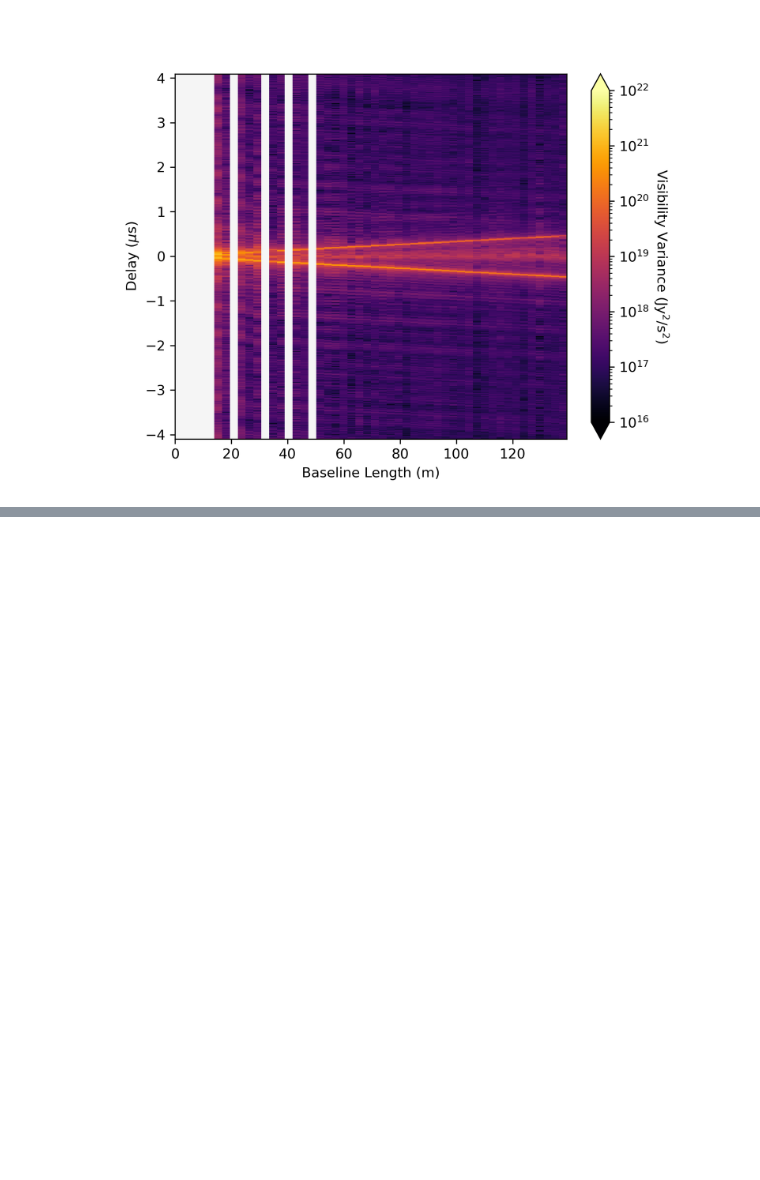
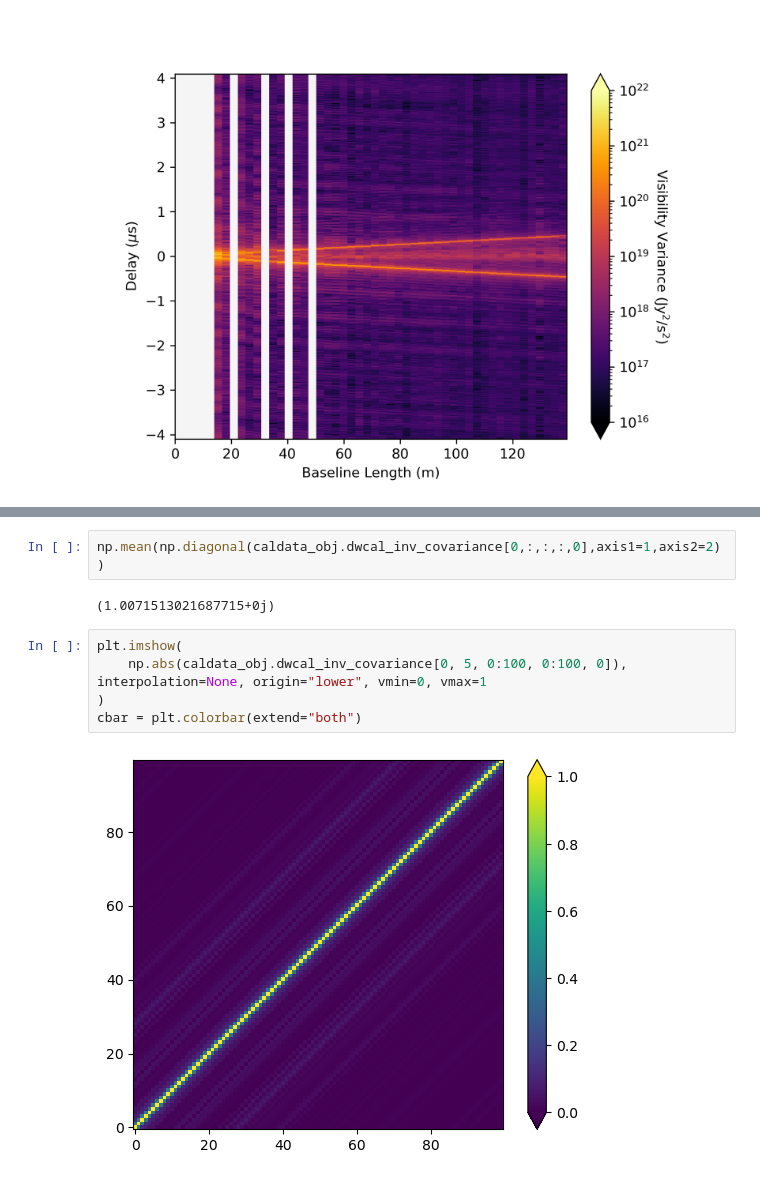
Before and after one commit to rlbyrne/rlb_hera, a Jupyter notebook: hera_data_viewer.ipynb, the cells around one changed output, grey strips where cells are left out. Saved outputs shown, nothing was run; the diff lists cells and outputs as text; blank space fills up the shorter version.

```diff
--- a/hera_data_viewer.ipynb
+++ b/hera_data_viewer.ipynb
@@ -123,0 +201,11 @@ Image(
+# %%
+np.mean(np.diagonal(caldata_obj.dwcal_inv_covariance[0,:,:,:,0],axis1=1,axis2=2))
+# %% [output]
+(1.0071513021687715+0j)
+# %%
+plt.imshow(
+    np.abs(caldata_obj.dwcal_inv_covariance[0, 5, 0:100, 0:100, 0]), interpolation=None, origin="lower", vmin=0, vmax=1
+)
+cbar = plt.colorbar(extend="both")
+# %% [output]
+[figure, added]
```
Also changed, not shown: parts of 19 cells of this notebook, 1 other file.
